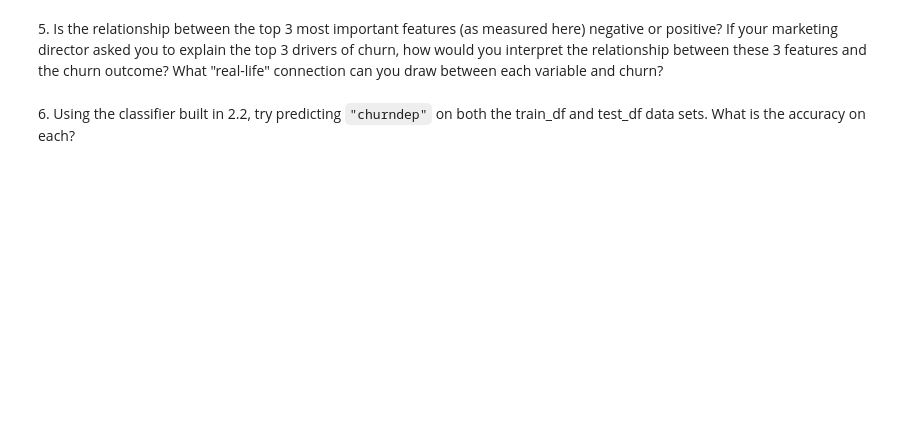
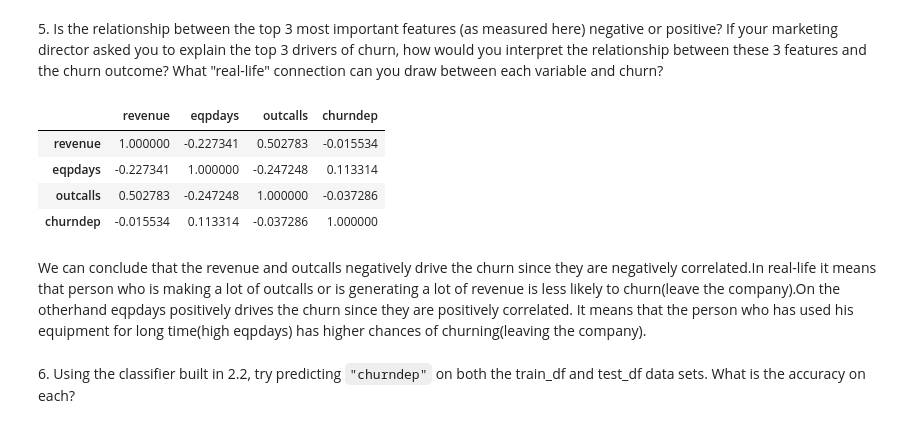
Before and after one commit to SheepShaun/DS-GA-1001-IntroToDataScience, a Jupyter notebook: Assignments/hw2/hw_2.ipynb, the cells around one changed output. Saved outputs shown, nothing was run; the diff lists cells and outputs as text; code cells hidden in the pictures; blank space fills up the shorter version.

```diff
--- a/Assignments/hw2/hw_2.ipynb
+++ b/Assignments/hw2/hw_2.ipynb
@@ -126,3 +157,17 @@ plt.show()
+# %%
+# Code/answer here
+# Three most important features are - revenue, eqpdays and outcalls
+# The relationship between these 3 features and churn outcome can be interpreted using correlation between these variables and
+# churndep
+train_df[['revenue','eqpdays','outcalls','churndep']].corr()
+# %% [output]
+|  | revenue | eqpdays | outcalls | churndep |
+| revenue | 1.000000 | -0.227341 | 0.502783 | -0.015534 |
+| eqpdays | -0.227341 | 1.000000 | -0.247248 | 0.113314 |
+| outcalls | 0.502783 | -0.247248 | 1.000000 | -0.037286 |
+| churndep | -0.015534 | 0.113314 | -0.037286 | 1.000000 |
+# %% [markdown]
+We can conclude that the revenue and outcalls negatively drive the churn since they are negatively correlated.In real-life it means that person who is making a lot of outcalls or is generating a lot of revenue is less likely to churn(leave the company).On the otherhand eqpdays positively drives the churn since they are positively correlated. It means that the person who has used his equipment for long time(high eqpdays) has higher chances of churning(leaving the company).
 # %% [markdown]
 6\. Using the classifier built in 2.2, try predicting `"churndep"` on both the train_df and test_df data sets. What is the accuracy on each?
 # %%
```
Also changed, not shown: parts of 6 cells of this notebook.
